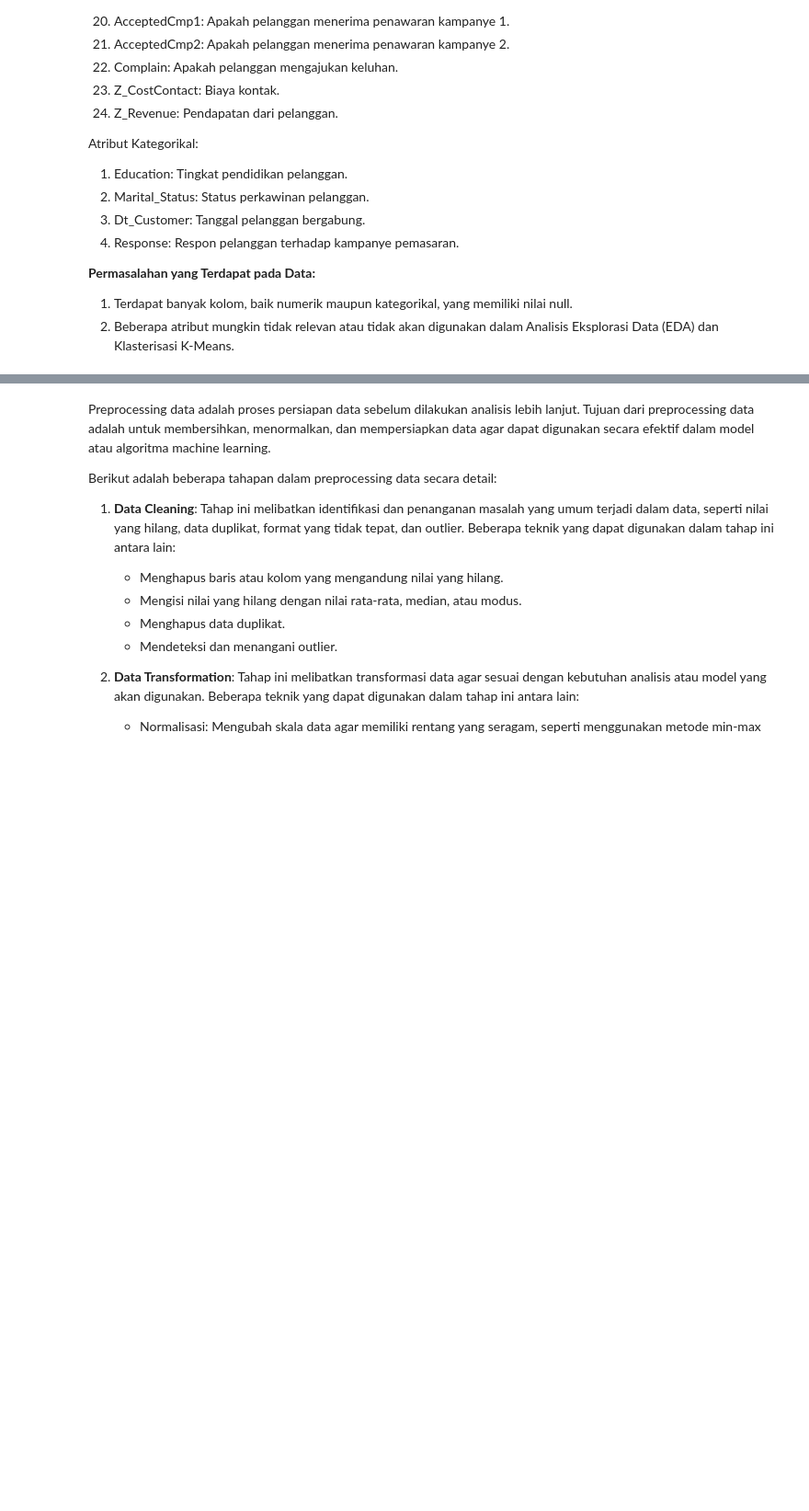
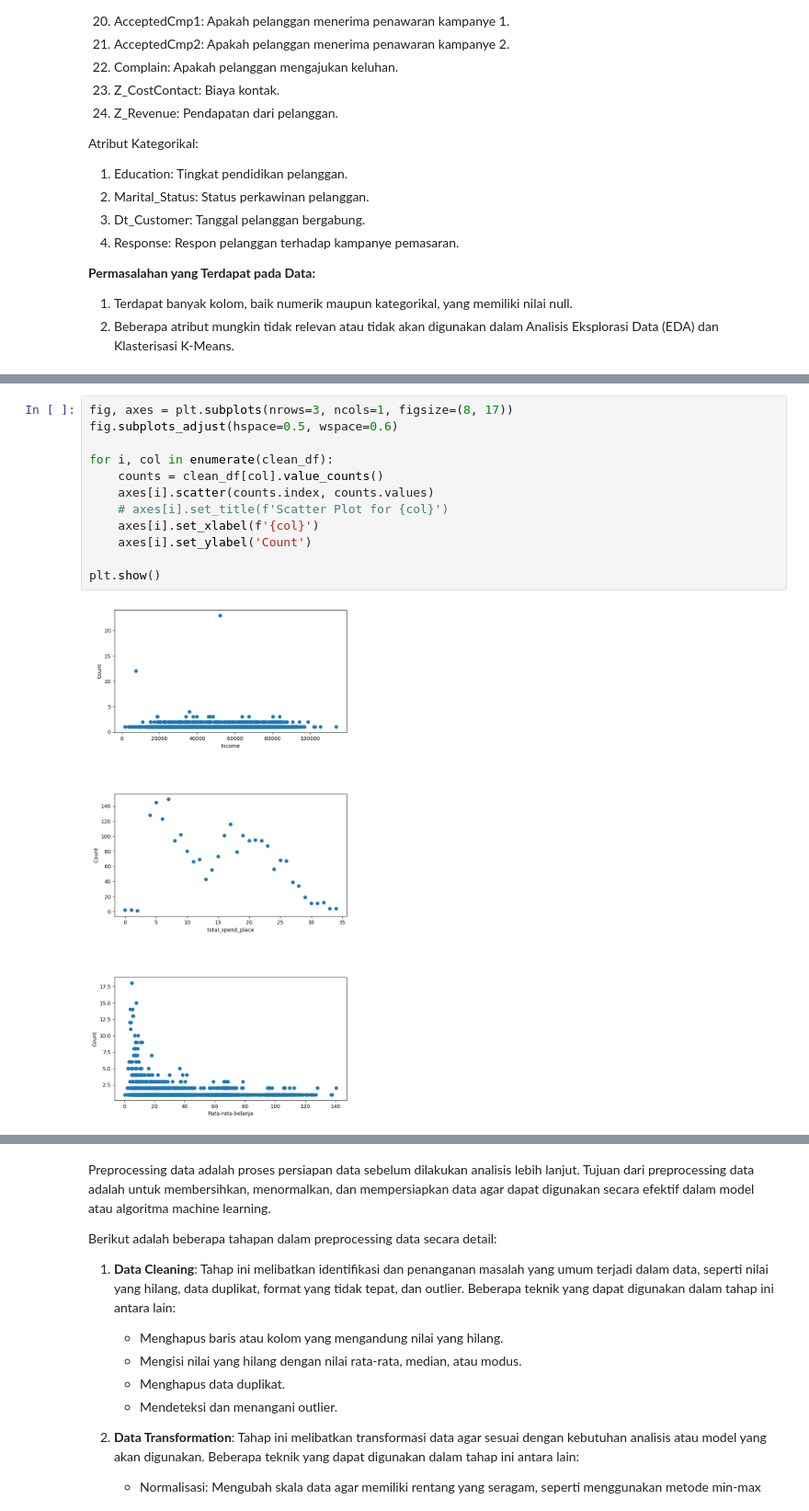
Before and after one commit to qiqioberon/Machine-Learning, a Jupyter notebook: Tugas 2/Muhammad Aqil Farrukh_5025221158_Tugas 2_Personality Analysis K-means.ipynb, the cells around one changed output, grey strips where cells are left out. Shown at 92% size. Drawn from its saved outputs; the diff is of its cells as text; blank space fills up the shorter version.

```diff
--- a/Tugas 2/Muhammad Aqil Farrukh_5025221158_Tugas 2_Personality Analysis K-means.ipynb
+++ b/Tugas 2/Muhammad Aqil Farrukh_5025221158_Tugas 2_Personality Analysis K-means.ipynb
@@ -186,0 +294,14 @@ NameError: name 'dataF' is not defined
+# %%
+fig, axes = plt.subplots(nrows=3, ncols=1, figsize=(8, 17))
+fig.subplots_adjust(hspace=0.5, wspace=0.6)
+
+for i, col in enumerate(clean_df):
+    counts = clean_df[col].value_counts()
+    axes[i].scatter(counts.index, counts.values)
+    # axes[i].set_title(f'Scatter Plot for {col}')
+    axes[i].set_xlabel(f'{col}')
+    axes[i].set_ylabel('Count')
+
+plt.show()
+# %% [output]
+[figure, added]
```
Also changed, not shown: parts of 21 cells of this notebook.
